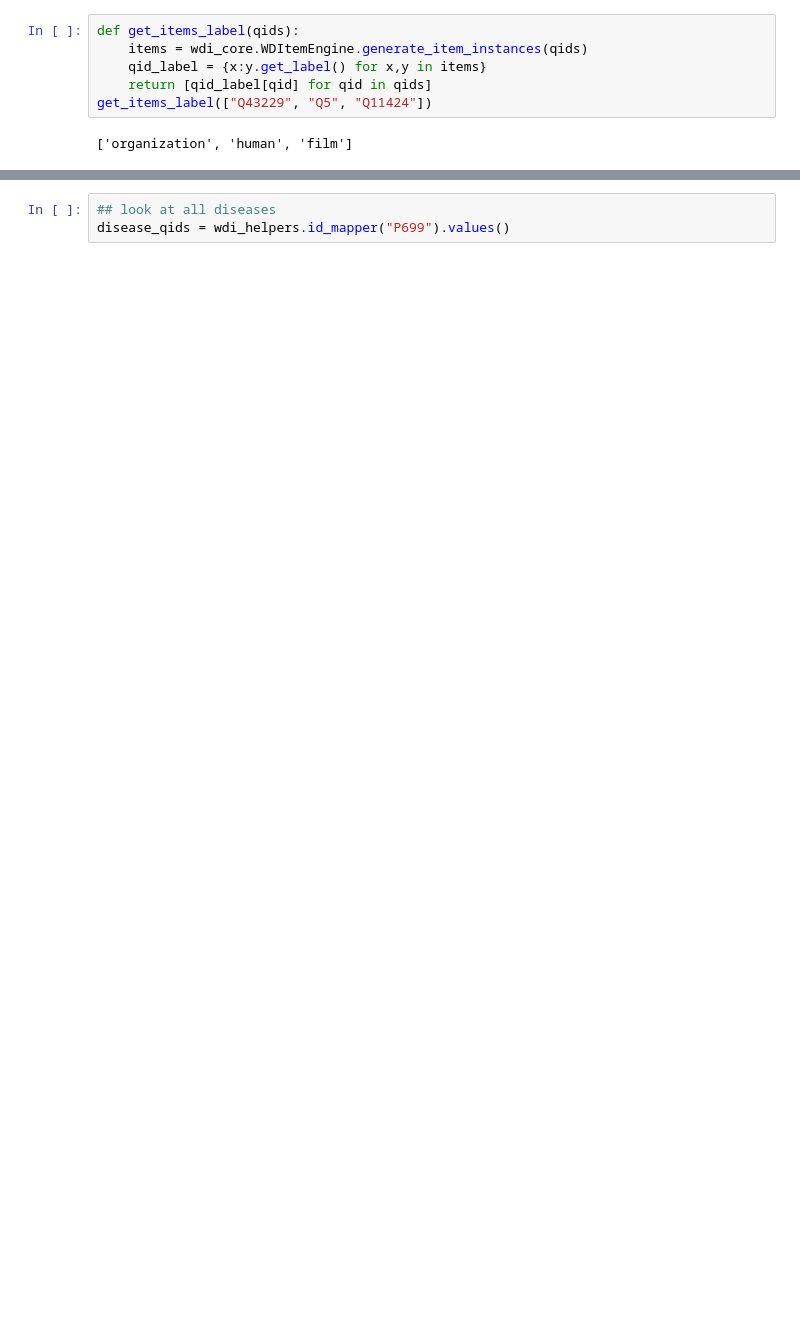
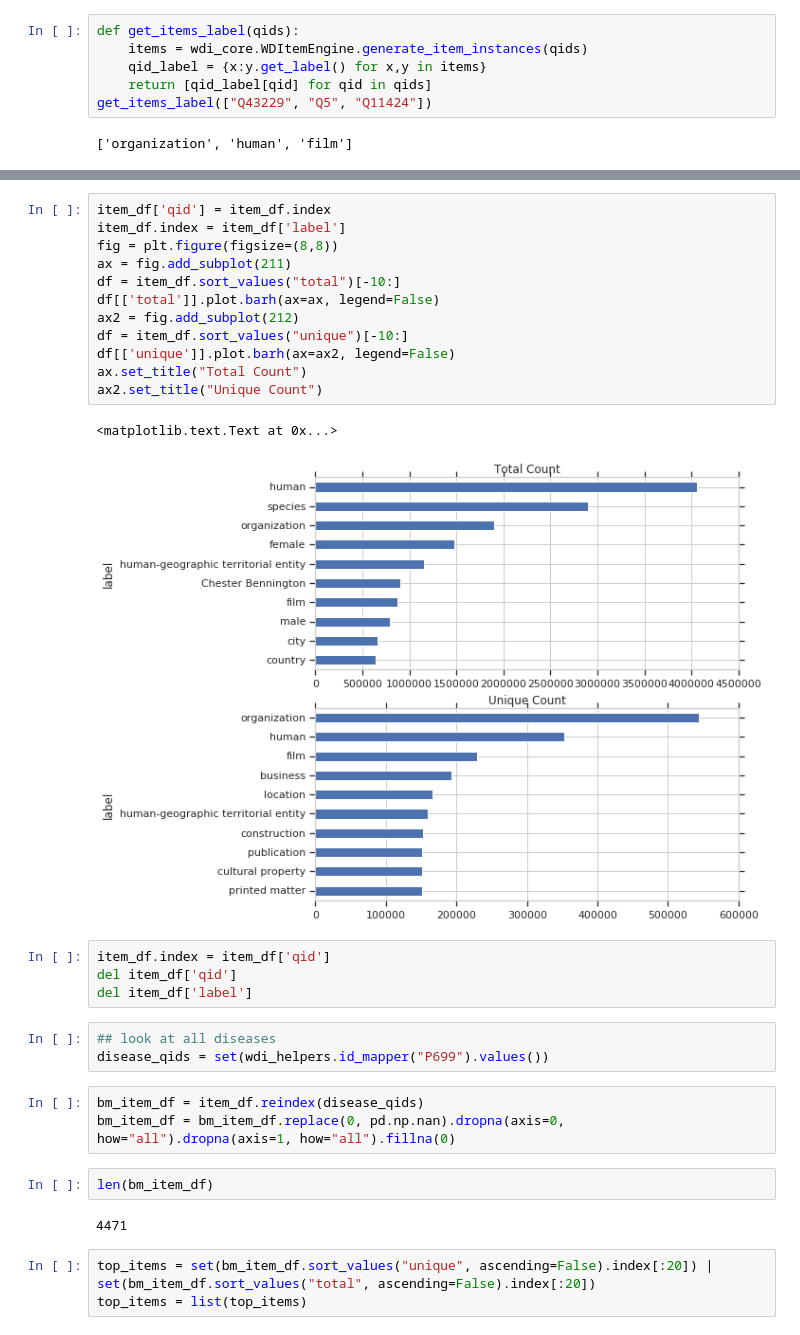
Before and after one commit to stuppie/wikidata-sparql-query-log-analysis, a Jupyter notebook: item_counts.ipynb, the cells around one changed output, grey strips where cells are left out. Drawn from its saved outputs; the diff is of its cells as text; blank space fills up the shorter version.

```diff
--- a/item_counts.ipynb
+++ b/item_counts.ipynb
@@ -75,3 +88,32 @@ item_df.head(50)
+# %%
+item_df['qid'] = item_df.index
+item_df.index = item_df['label']
+fig = plt.figure(figsize=(8,8))
+ax = fig.add_subplot(211)
+df = item_df.sort_values("total")[-10:]
+df[['total']].plot.barh(ax=ax, legend=False)
+ax2 = fig.add_subplot(212)
+df = item_df.sort_values("unique")[-10:]
+df[['unique']].plot.barh(ax=ax2, legend=False)
+ax.set_title("Total Count")
+ax2.set_title("Unique Count")
+# %% [output]
+<matplotlib.text.Text at 0x...>
+[figure, added]
+# %%
+item_df.index = item_df['qid']
+del item_df['qid']
+del item_df['label']
 # %%
 ## look at all diseases
-disease_qids = wdi_helpers.id_mapper("P699").values()
+disease_qids = set(wdi_helpers.id_mapper("P699").values())
+# %%
+bm_item_df = item_df.reindex(disease_qids)
+bm_item_df = bm_item_df.replace(0, pd.np.nan).dropna(axis=0, how="all").dropna(axis=1, how="all").fillna(0)
+# %%
+len(bm_item_df)
+# %% [output]
+4471
+# %%
+top_items = set(bm_item_df.sort_values("unique", ascending=False).index[:20]) | set(bm_item_df.sort_values("total", ascending=False).index[:20])
+top_items = list(top_items)
```
Also changed, not shown: parts of 17 cells of this notebook.
